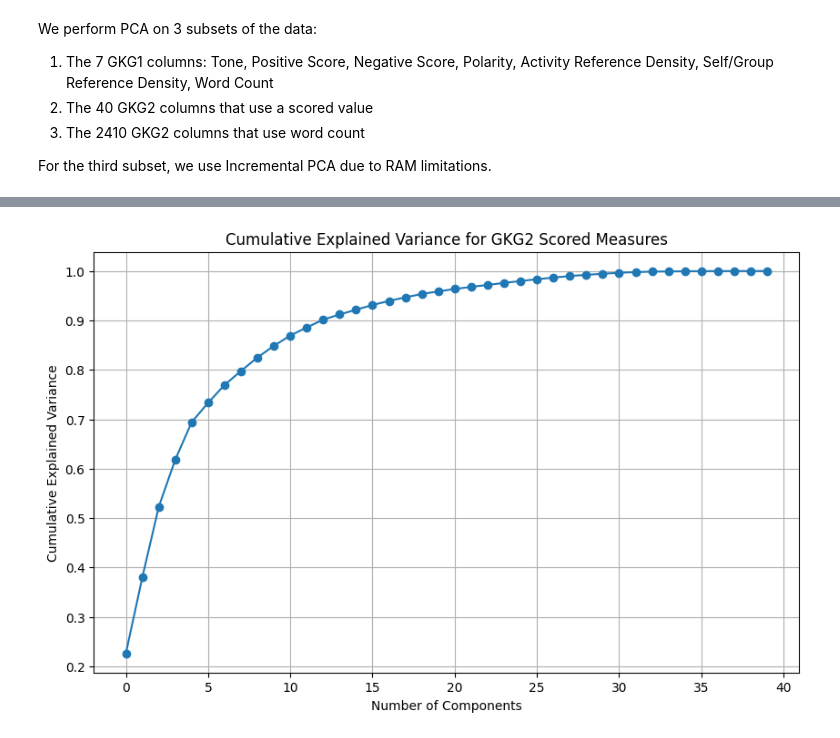
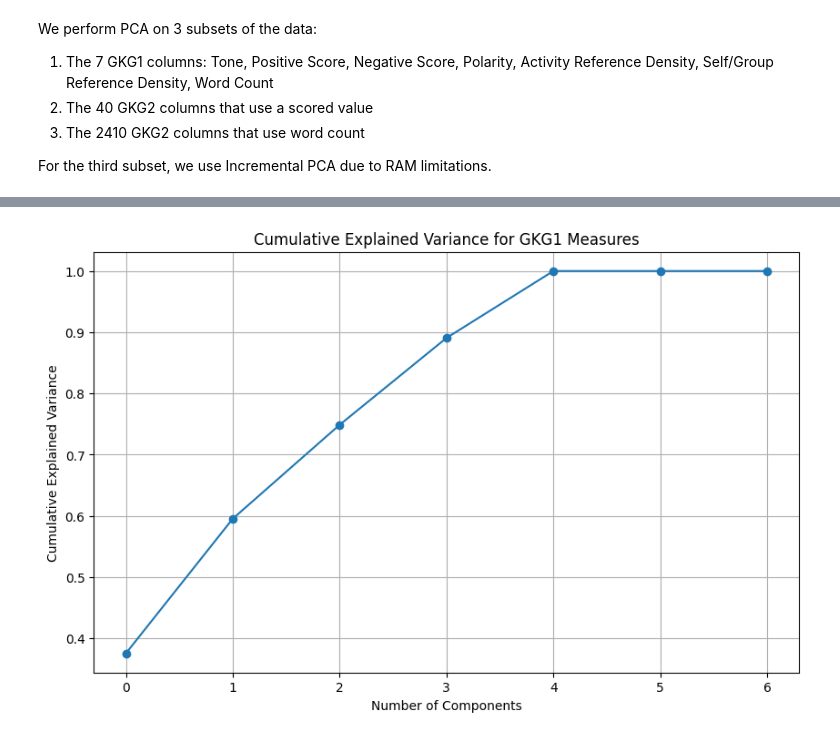
Before and after one commit to svanomm/sentiment-volume-forecasting, a Jupyter notebook: Scripts/01 GDELT Data/03 Sentiment PCA.ipynb, the cells around one changed output, grey strips where cells are left out. Drawn from its saved outputs; the diff is of its cells as text; code cells hidden in the pictures.

```diff
--- a/Scripts/01 GDELT Data/03 Sentiment PCA.ipynb
+++ b/Scripts/01 GDELT Data/03 Sentiment PCA.ipynb
@@ -10,6 +10,7 @@ warnings.filterwarnings('ignore')
 # %%
 with open('../../data/processed/gdelt_intermediate_cleaned.pkl', 'rb') as f:
     df = pickle.load(f)
+df = df.to_pandas()
 # %% [markdown]
 We perform PCA on 3 subsets of the data:
 1. The 7 GKG1 columns: Tone, Positive Score, Negative Score, Polarity, Activity Reference Density, Self/Group Reference Density, Word Count
@@ -58,19 +58,0 @@ df = df.drop('GKGRECORDID')
-# %%
-# Split into the three subsets
-df_1 = df.select(['Tone',
- 'Positive Score',
- 'Negative Score',
- 'Polarity',
- 'Activity Reference Density',
- 'Self/Group Reference Density',
- 'Word Count'])
-
-df_2 = df.select(pl.selectors.contains('SCOREDVALUE'))
-
-df = df.select(pl.selectors.contains('WORDCOUNT'))
-# %%
-# Rescale the datasets
-scaler = StandardScaler()
-df_1 = scaler.fit_transform(df_1)
-df_2 = scaler.fit_transform(df_2)
-df   = scaler.fit_transform(df)
@@ -99,4 +59,33 @@ with open(r'../../data/processed/pca_fit_2.pkl', 'wb') as f:
-# %%
-plot_cumulative_explained_variance(pca_fit, 'Cumulative Explained Variance for GKG2 Scored Measures')
-# %% [output]
-[figure, removed]
+# %%
+# Subset 1
+df_1 = df[['Tone',
+ 'Positive Score',
+ 'Negative Score',
+ 'Polarity',
+ 'Activity Reference Density',
+ 'Self/Group Reference Density',
+ 'Word Count']]
+columns = df_1.columns
+
+scaler = StandardScaler()
+df_1 = scaler.fit_transform(df_1)
+pca_fit = PCA().fit(df_1)
+with open(r'../../data/processed/pca_fit_1.pkl', 'wb') as f:
+    pickle.dump(pca_fit, f)
+plot_cumulative_explained_variance(pca_fit, 'Cumulative Explained Variance for GKG1 Measures')
+
+df_1 = df[['Tone',
+ 'Positive Score',
+ 'Negative Score',
+ 'Polarity',
+ 'Activity Reference Density',
+ 'Self/Group Reference Density',
+ 'Word Count']]
+
+# Use the PCA fit to create components for each row
+for i in range(len(pca_fit.components_)):
+    weights = pca_fit.components_[i]
+    df[f'PCA_GKG1_{i}'] = np.matmul(df_1, pca_fit.components_[i])
+    # This does a row-wise dot product between the GKG1 data and the PCA component weights
+# %% [output]
+[figure, added]
```
Also changed, not shown: parts of 11 cells of this notebook, 4 other files.
